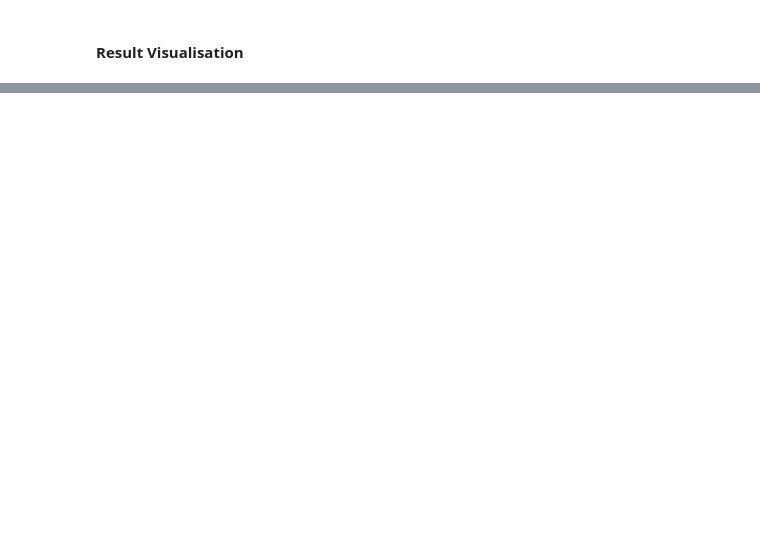
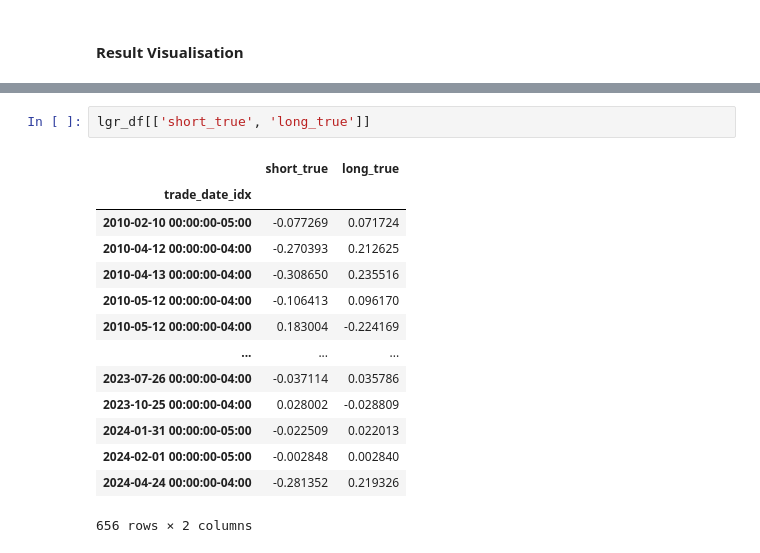
Before and after one commit to cja119/options_wizard, a Jupyter notebook: notebooks/earnings_cal_spread_insamp.ipynb, the cells around one changed output, grey strips where cells are left out. Drawn from its saved outputs; the diff is of its cells as text; blank space fills up the shorter version.

```diff
--- a/notebooks/earnings_cal_spread_insamp.ipynb
+++ b/notebooks/earnings_cal_spread_insamp.ipynb
@@ -153,0 +248,17 @@ plt.show()
+# %%
+lgr_df[['short_true', 'long_true']]
+# %% [output]
+|  | short_true | long_true |
+| trade_date_idx |  |  |
+| 2010-02-10 00:00:00-05:00 | -0.077269 | 0.071724 |
+| 2010-04-12 00:00:00-04:00 | -0.270393 | 0.212625 |
+| 2010-04-13 00:00:00-04:00 | -0.308650 | 0.235516 |
+| 2010-05-12 00:00:00-04:00 | -0.106413 | 0.096170 |
+| 2010-05-12 00:00:00-04:00 | 0.183004 | -0.224169 |
+| ... | ... | ... |
+| 2023-07-26 00:00:00-04:00 | -0.037114 | 0.035786 |
+| 2023-10-25 00:00:00-04:00 | 0.028002 | -0.028809 |
+| 2024-01-31 00:00:00-05:00 | -0.022509 | 0.022013 |
+| 2024-02-01 00:00:00-05:00 | -0.002848 | 0.002840 |
+| 2024-04-24 00:00:00-04:00 | -0.281352 | 0.219326 |
+656 rows × 2 columns
```
Also changed, not shown: parts of 4 cells of this notebook, 8 other files.
